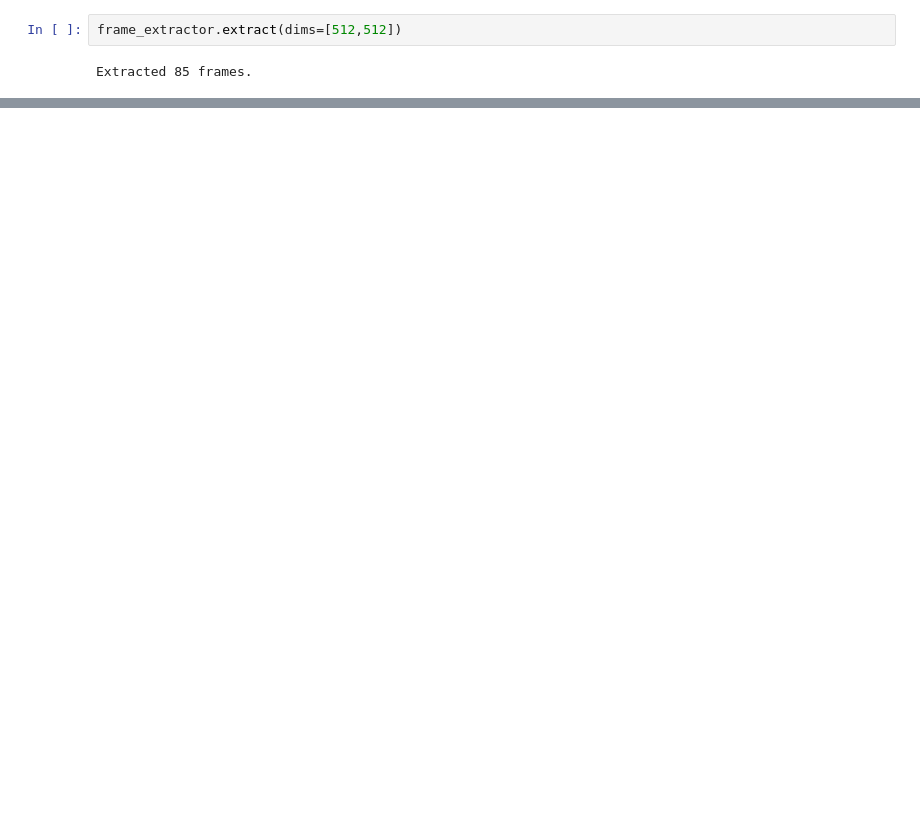
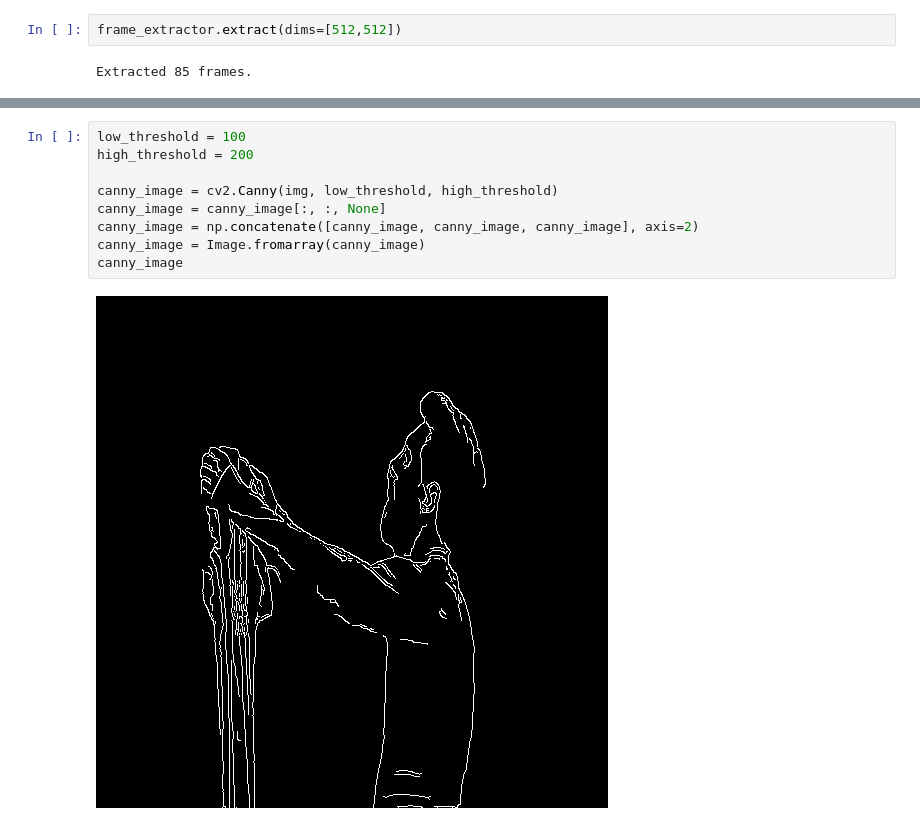
Before and after one commit to 345ishaan/ControlNet-Video, a Jupyter notebook: ControlNet_Video.ipynb, the cells around one changed output, grey strips where cells are left out. Cells and saved outputs as stored; diff of their text form; blank space fills up the shorter version.

```diff
--- a/ControlNet_Video.ipynb
+++ b/ControlNet_Video.ipynb
@@ -98,0 +97,11 @@ img
+# %%
+low_threshold = 100
+high_threshold = 200
+
+canny_image = cv2.Canny(img, low_threshold, high_threshold)
+canny_image = canny_image[:, :, None]
+canny_image = np.concatenate([canny_image, canny_image, canny_image], axis=2)
+canny_image = Image.fromarray(canny_image)
+canny_image
+# %% [output]
+[figure, added]
```
Also changed, not shown: parts of 10 cells of this notebook.
